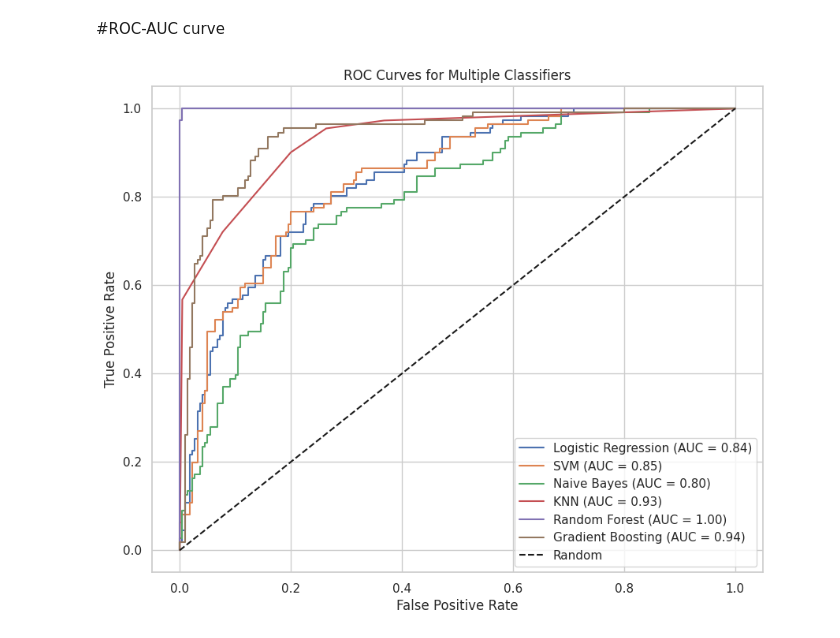
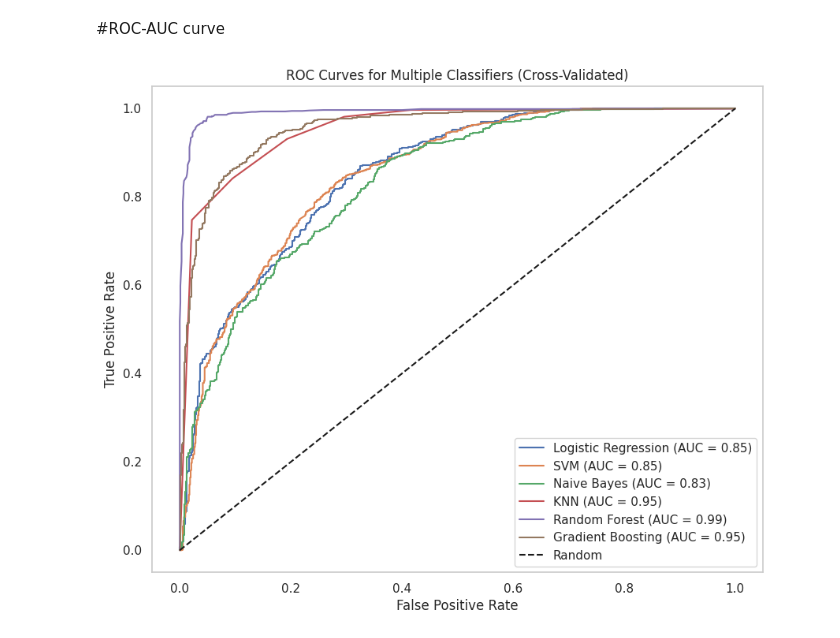
Before and after one commit to SanjaraT/Predicting-Diabetes, a Jupyter notebook: DiabetesPrediction.ipynb, the cells around one changed output. Cells and saved outputs as stored; diff of their text form; code cells hidden in the pictures.

```diff
--- a/DiabetesPrediction.ipynb
+++ b/DiabetesPrediction.ipynb
@@ -232,7 +232,7 @@ from sklearn.metrics import confusion_matrix, ConfusionMatrixDisplay, classifica
 # %%
 models = {
     "Logistic Regression": LogisticRegression(max_iter=1000, random_state=42),
-    "SVM": SVC(kernel='linear', random_state=42),
+    "SVM": SVC(kernel='linear', random_state=42, probability=True),
     "Naive Bayes": GaussianNB(),
     "KNN": KNeighborsClassifier(n_neighbors=5),
     "Random Forest": RandomForestClassifier(random_state=42),
@@ -289,28 +289,26 @@ import matplotlib.pyplot as plt
 # %%
 plt.figure(figsize=(10, 8))
 
 for model_name, model in models.items():
-    # Train the model
-    model.fit(X_train_resampled, y_train_resampled)
-
-    # Get predicted probabilities for the positive class
-    if hasattr(model, "predict_proba"):
-        y_pred_proba = model.predict_proba(X_test)[:, 1]
-    else:
-        y_pred_proba = model.decision_function(X_test)
+    # Perform cross-validation predictions with probabilities
+    y_pred_proba = cross_val_predict(model, X_train_resampled, y_train_resampled, cv=kf, method="predict_proba")[:, 1]
 
     # Calculate ROC curve and AUC
-    fpr, tpr, thresholds = roc_curve(y_test, y_pred_proba)
+    fpr, tpr, _ = roc_curve(y_train_resampled, y_pred_proba)
     roc_auc = auc(fpr, tpr)
 
     # Plot the ROC curve
     plt.plot(fpr, tpr, label=f'{model_name} (AUC = {roc_auc:.2f})')
 
+# Plot random baseline
 plt.plot([0, 1], [0, 1], 'k--', label='Random')
+
+# Customize the plot
 plt.xlabel('False Positive Rate')
 plt.ylabel('True Positive Rate')
-plt.title('ROC Curves for Multiple Classifiers')
+plt.title('ROC Curves for Multiple Classifiers (Cross-Validated)')
 plt.legend(loc='lower right')
+plt.grid()
 plt.show()
 # %% [output]
-[figure, old version]
+[figure, new version]
```
